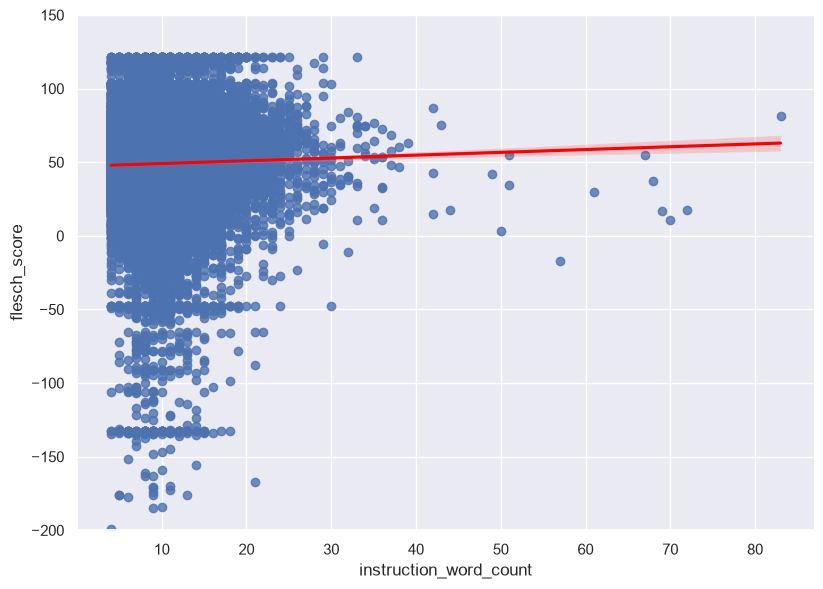
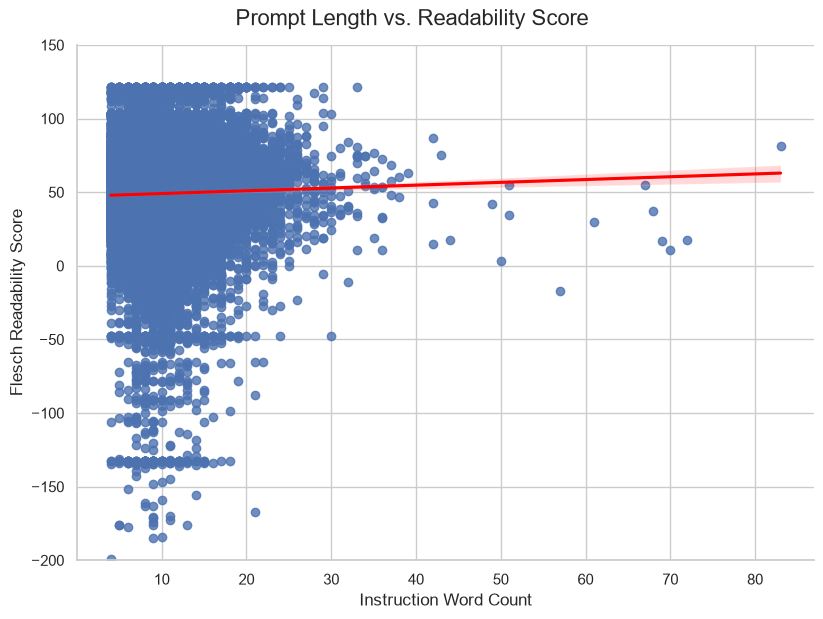
The change to this notebook cell's code, shown as a diff; its figure went from the first image to the second:
--- before
+++ after
@@ -1,5 +1,16 @@
 # Uses Seaborn's linear model plot - lmplot() that creates a scatter plot and overlays a linear regression model fit.
 
-sns.lmplot(data=chatgpt_df, x='instruction_word_count', y='flesch_score', line_kws={'color':'red'}, height=6, aspect=1.4)
+g = sns.lmplot(data=chatgpt_df, x='instruction_word_count', y='flesch_score', line_kws={'color':'red'}, height=6, aspect=1.4)
+g.set_axis_labels(
+    "Instruction Word Count",
+    "Flesch Readability Score"
+)
+
+g.fig.suptitle(
+    "Prompt Length vs. Readability Score",
+    y=1.03,
+    fontsize=16
+)
 # Uses Matplotlib ylim() function to disregard extreme outliers
 plt.ylim(-200, 150)
+plt.show()

Commit: Removed an extra chart